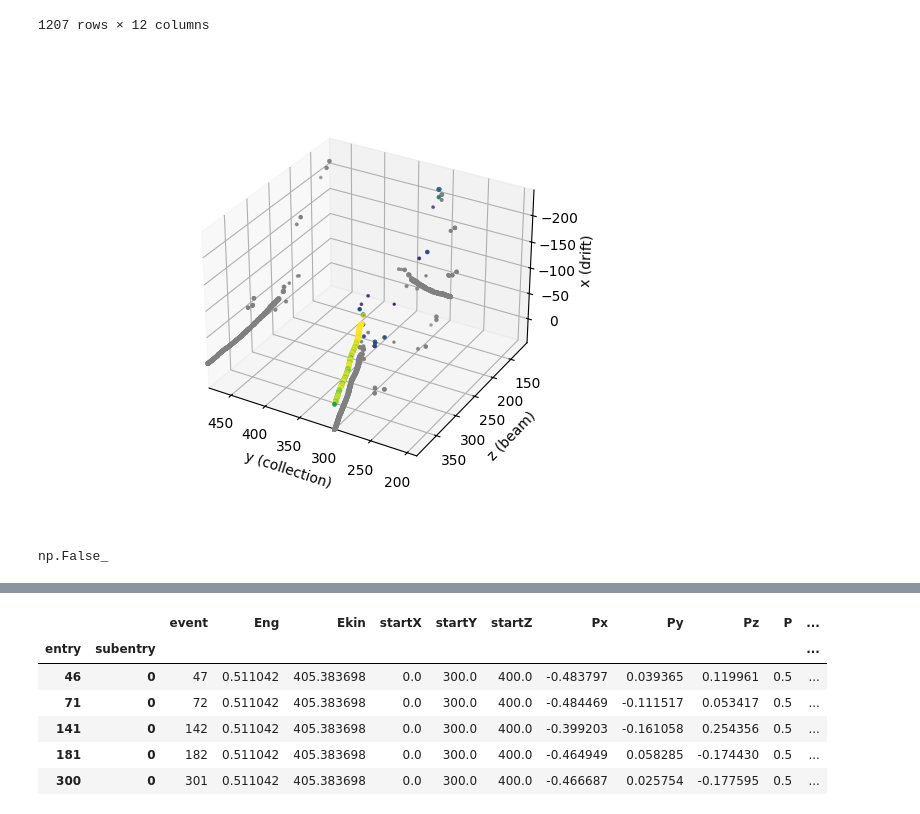
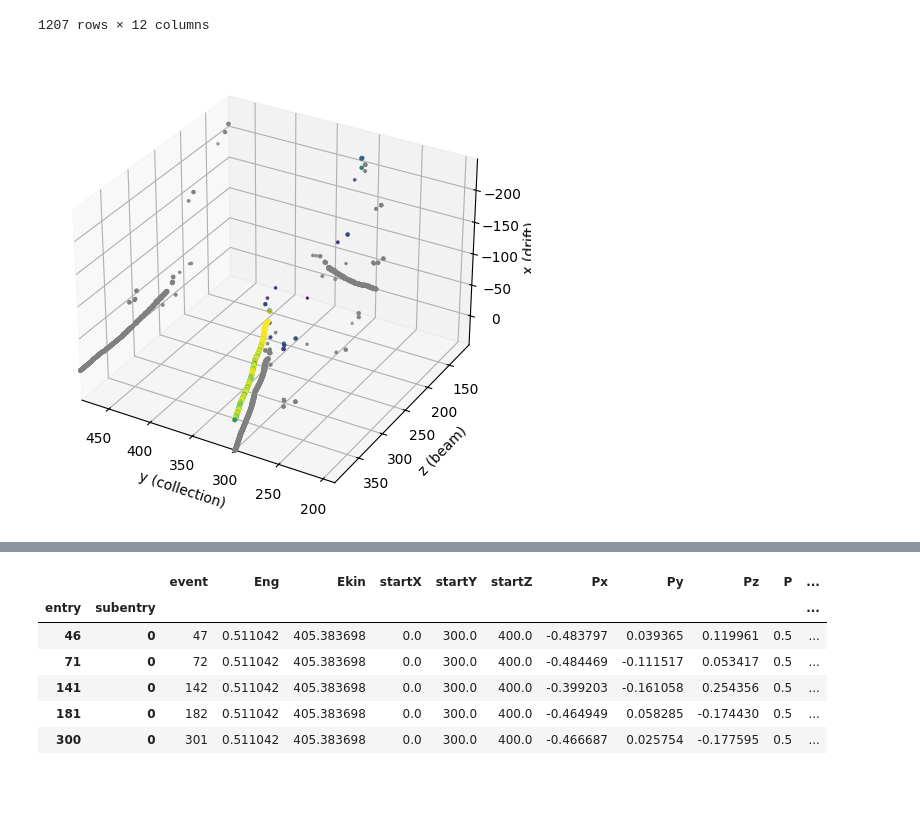
Before and after one commit to alessandrothea/tpvalidator, a Jupyter notebook: notebooks/BacktrackerDebugging.ipynb, the cells around one changed output, grey strips where cells are left out. Cells and saved outputs as stored; diff of their text form; code cells hidden in the pictures; blank space fills up the shorter version.

```diff
--- a/notebooks/BacktrackerDebugging.ipynb
+++ b/notebooks/BacktrackerDebugging.ipynb
@@ -14,6 +14,9 @@ import matplotlib.patches as patches
 
 # data_path = "../data/vd/ide/tpgtree_st_mu_minus_vd_tpg_2_old.root"
 data_path = "../data/vd/ide/tpgtree_st_mu_minus_vd_tpg_9.root"
-mu_minus_vd_data = tvb.BasicTPData(data_path)
+mu_vd = tvb.BasicTPData(data_path)
 
-q_data = utils.load_data(data_path, 'triggerana/qtree')
+# FIXME: Waveform loading to be better integrated with the data object
+waves = utils.load_sparse_waveform_data("../data/vd/trigger_digits_waves_mu_minus_vd_detsim_0.root")
+ev_num = int(waves.event.unique()[0])
+mu_vd.waveforms[ev_num] = waves
@@ -44,11 +58,12 @@ mu = mu_minus_vd_data
 # %%
 import tpvalidator.basic as basic
 
 
 fig, ax = plt.subplots(subplot_kw={'projection': '3d'})
-basic.draw_tps_point_of_origin(ax, mu, 208, is_signal=True)
+basic.draw_tps_point_of_origin(ax, mu_vd, 208, is_signal=True)
+fig.tight_layout()
 # %% [output]
-[figure, old version]
+[figure, new version]
 # %%
 import awkward as ak
 import numpy as np
@@ -72,4 +83,0 @@ waves['event'] = ev_num
-# %%
-(waves.event == 32).any()
-# %% [output]
-np.False_
```
Also changed, not shown: parts of 20 cells of this notebook, 3 other files.
